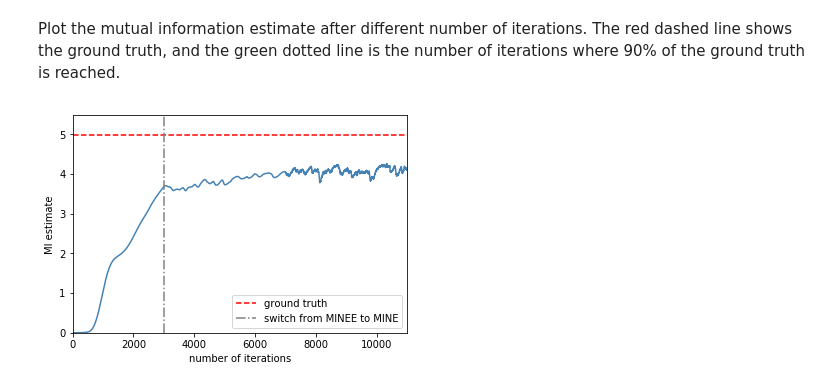
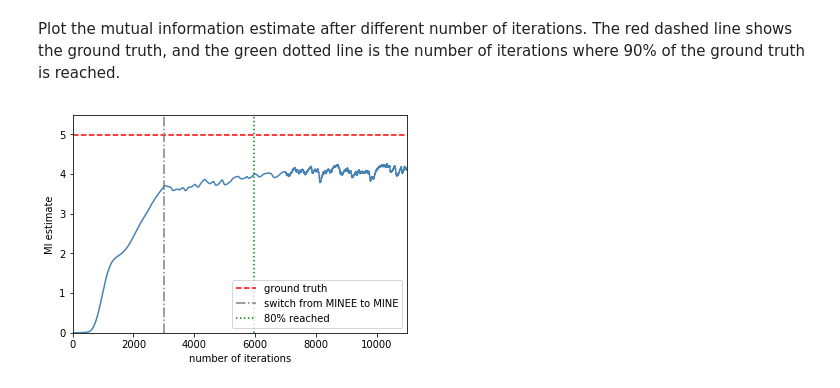
Before and after one commit to ccha23/MI-NEE, a Jupyter notebook: Gaussian_MINEE_MINE.ipynb, the cells around one changed output. Drawn from its saved outputs; the diff is of its cells as text; code cells hidden in the pictures.

```diff
--- a/Gaussian_MINEE_MINE.ipynb
+++ b/Gaussian_MINEE_MINE.ipynb
@@ -184,18 +184,18 @@ Plot the mutual information estimate after different number of iterations. The r
 # %%
 plt.axhline(mi,label='ground truth',linestyle='--',color='red')
 for i in range(rep):
     plt.plot(smooth_mi_list[i,:],color='steelblue')
     plt.axvline(3000,label='switch from MINEE to MINE',linestyle='-.',color='gray')
     for t in range(smooth_mi_list[i].shape[0]):
-        if (smooth_mi_list[0,t]>.9*mi):
-            plt.axvline(t,label='90% reached',linestyle=':',color='green')
+        if (smooth_mi_list[0,t]>.8*mi):
+            plt.axvline(t,label='80% reached',linestyle=':',color='green')
             break
 #plt.title("Plot of MI estimates against number of iteractions")
 plt.xlim((0,smooth_mi_list[0].shape[0]))
 plt.ylim((0,mi*1.1))
 plt.xlabel("number of iterations")
 plt.ylabel("MI estimate")
 plt.legend()
 plt.savefig(fig_name)
 # %% [output]
-[figure, old version]
+[figure, new version]
```
